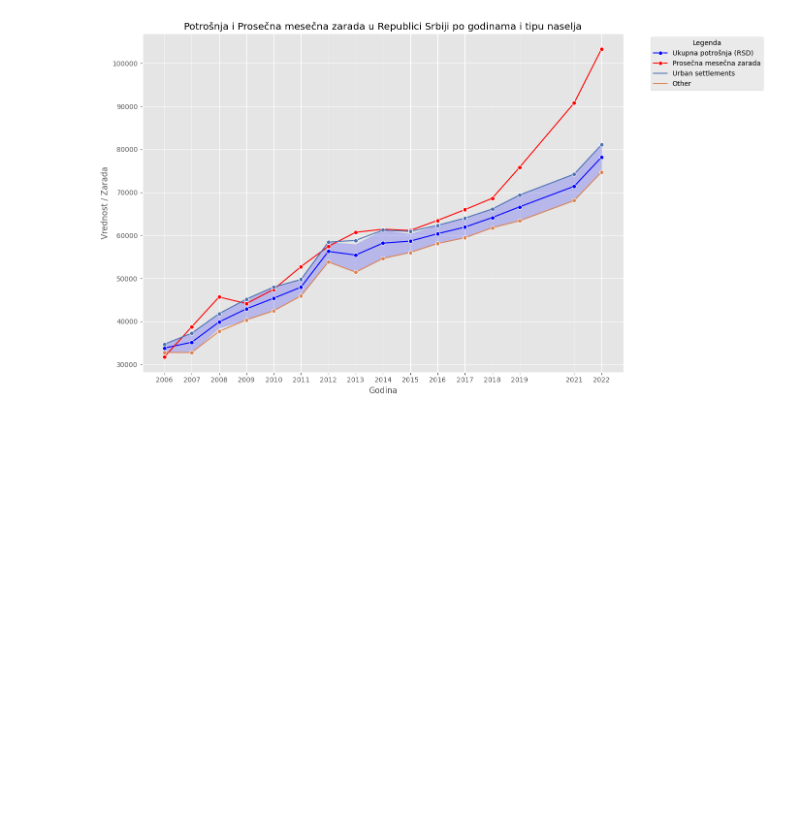
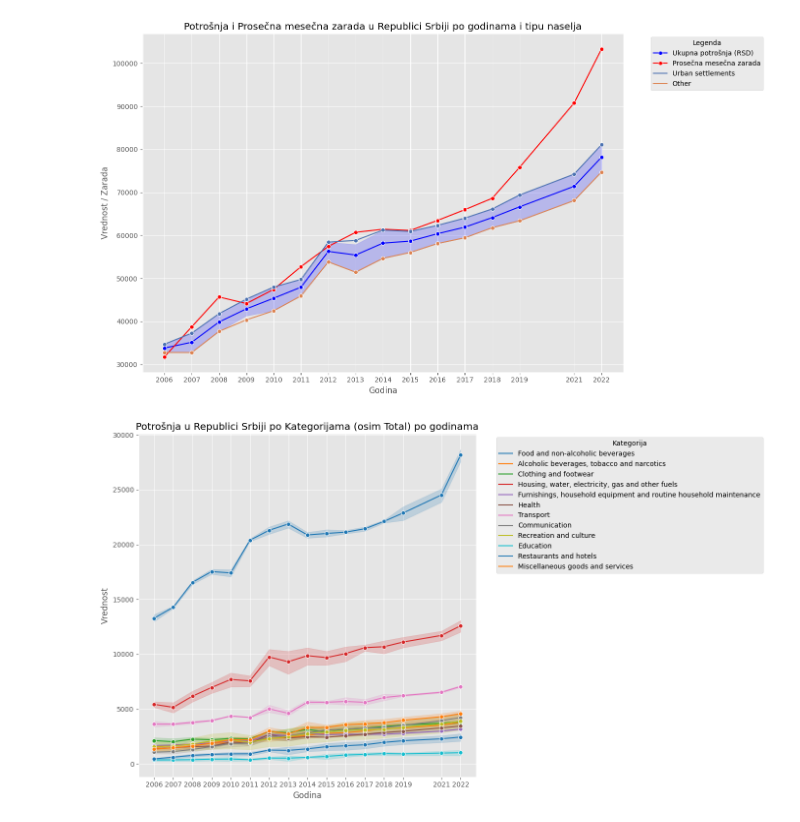
Before and after one commit to kuzicnenad/data-engineering-exam, a Jupyter notebook: 2024-03/persona-household-consumption-monthly-average_EDA.ipynb, the cells around one changed output. Drawn from its saved outputs; the diff is of its cells as text; code cells hidden in the pictures; blank space fills up the shorter version.

```diff
--- a/2024-03/persona-household-consumption-monthly-average_EDA.ipynb
+++ b/2024-03/persona-household-consumption-monthly-average_EDA.ipynb
@@ -107,3 +107,25 @@ plt.tight_layout()
 plt.show()
 # %% [output]
 [figure]
+# %%
+# Filtriranje podataka za sve kategorije osim 'Total'
+data_not_total_rsd = data[(data['nCOICOP'] != 'Total') & (data['nVrPod'] == 'RSD') & (data['nTer'] == 'REPUBLIC OF SERBIA')]
+
+# Sortiranje podataka po godinama i kategorijama za korektno prikazivanje u grafikonu
+data_not_total_rsd_sorted = data_not_total_rsd.sort_values(by=['god', 'IDCOICOP'])
+
+# Vizualizacija potrošnje po kategorijama
+plt.figure(figsize=(14, 8))
+sns.lineplot(x='god', y='vrednost', hue='nCOICOP', data=data_not_total_rsd_sorted, marker='o', palette='tab10')
+
+# Formatiranje grafikona
+plt.title('Potrošnja u Republici Srbiji po Kategorijama (osim Total) po godinama')
+plt.xlabel('Godina')
+plt.ylabel('Vrednost')
+plt.xticks(data_not_total_rsd_sorted['god'].unique())
+plt.legend(title='Kategorija', bbox_to_anchor=(1.05, 1), loc='upper left')
+plt.grid(True)
+plt.tight_layout()
+plt.show()
+# %% [output]
+[figure, added]
```
Also changed, not shown: parts of 3 cells of this notebook.
